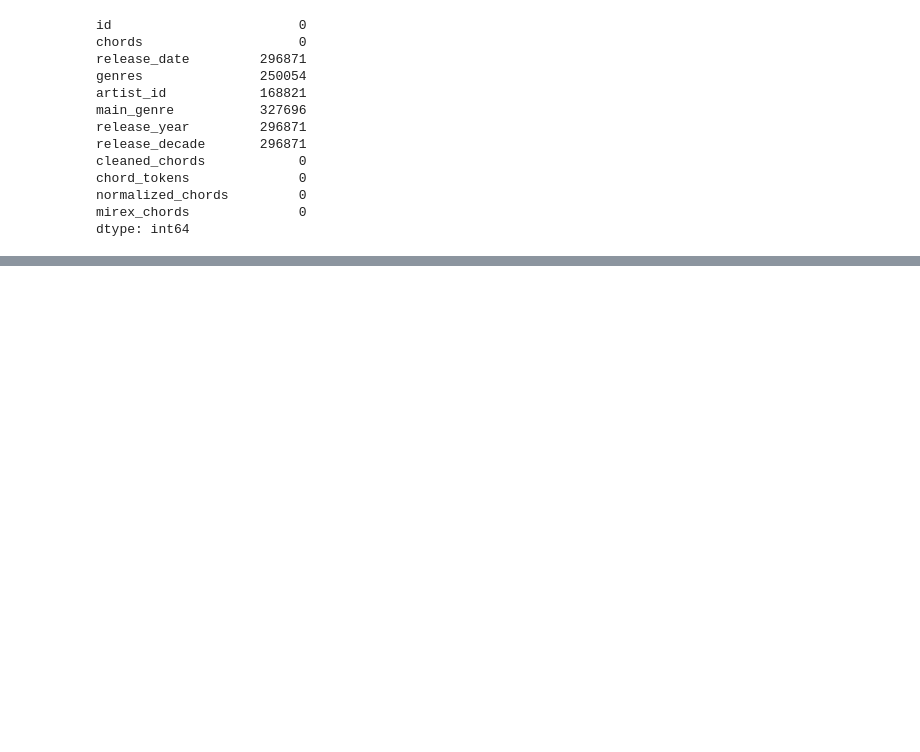
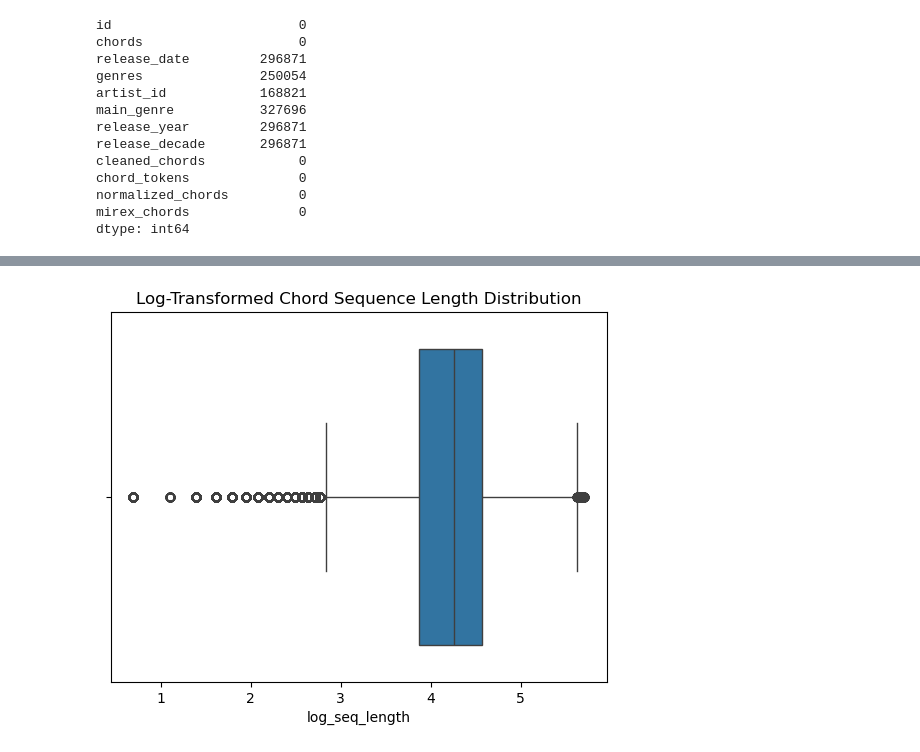
Before and after one commit to AtharvaBhalilkar/chord-gen-ai, a Jupyter notebook: notebooks/data_preprocessing.ipynb, the cells around one changed output, grey strips where cells are left out. Cells and saved outputs as stored; diff of their text form; code cells hidden in the pictures; blank space fills up the shorter version.

```diff
--- a/notebooks/data_preprocessing.ipynb
+++ b/notebooks/data_preprocessing.ipynb
@@ -269,0 +319,16 @@ dtype: int64
+# %%
+# Define max acceptable length (adjustable)
+MAX_LENGTH = 300
+
+# Remove outliers beyond this length
+df = df[df['seq_length'] <= MAX_LENGTH]
+# %%
+df['normalized_chords'] = df['normalized_chords'].apply(lambda x: x[:MAX_LENGTH])
+# %%
+df['log_seq_length'] = np.log1p(df['seq_length'])  # Log transformation
+
+sns.boxplot(x=df['log_seq_length'])
+plt.title("Log-Transformed Chord Sequence Length Distribution")
+plt.show()
+# %% [output]
+[figure, added]
```
Also changed, not shown: parts of 11 cells of this notebook.
